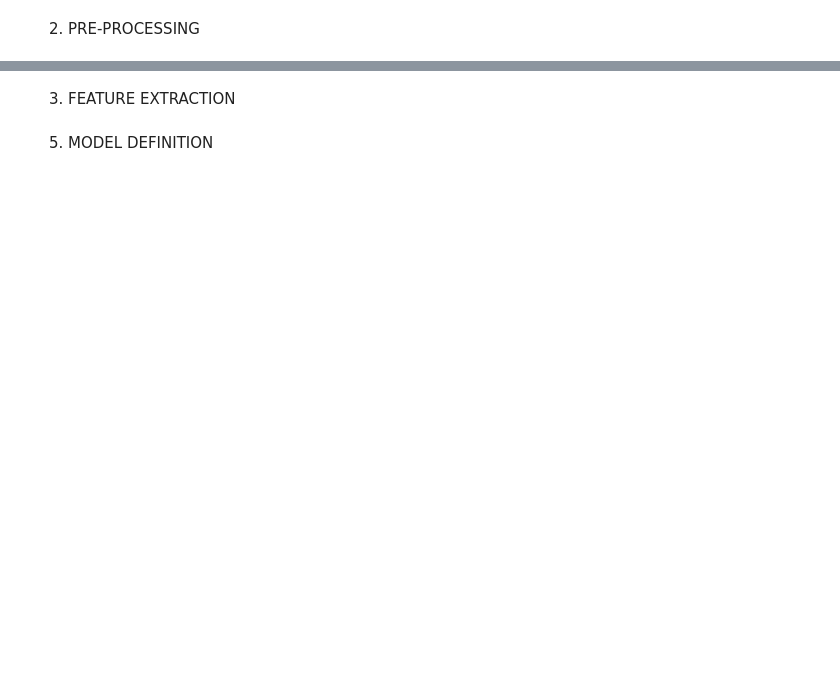
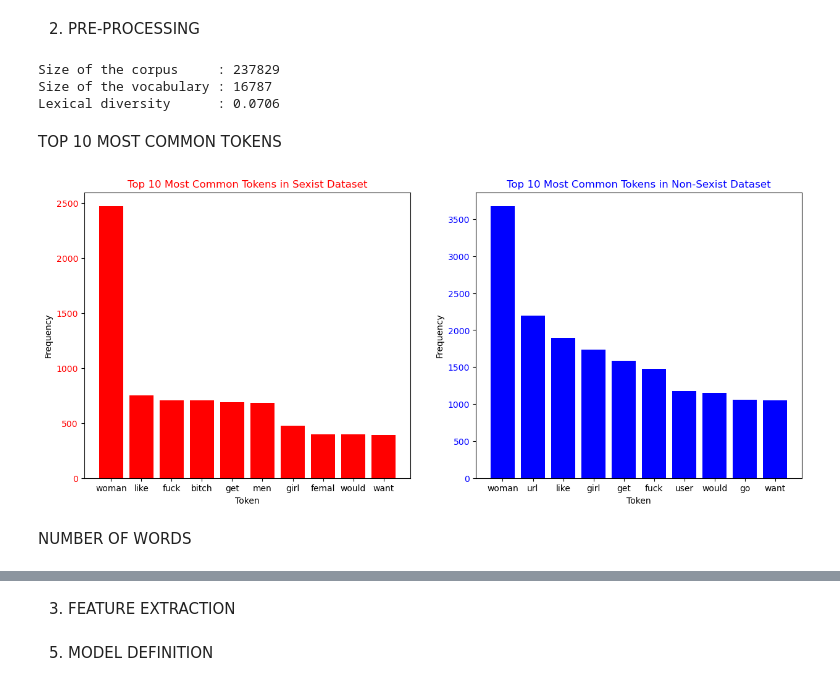
Before and after one commit to antoniocapicotto/edos, a Jupyter notebook: edos.ipynb, the cells around one changed output, grey strips where cells are left out. Saved outputs shown, nothing was run; the diff lists cells and outputs as text; code cells hidden in the pictures; blank space fills up the shorter version.

```diff
--- a/edos.ipynb
+++ b/edos.ipynb
@@ -33,5 +42,9 @@ DATA CLEANING
 # %%
-df = df.drop(columns=["label_category","label_vector"])
+# Load dataset from CSV file
+df = pd.read_csv('edos_labelled_aggregated.csv')
+
+# Data cleaning
+df = df.drop(columns=["rewire_id","label_category","label_vector","split"])
 df = df.drop_duplicates()
 df = df.dropna(subset=['text'])
 # %% [markdown]
@@ -118 +150,67 @@ print("Lexical diversity:", len(set(df["text"])) / len(df["text"]))
+# %%
+# Print some information about the corpus
+corpus = df["text"].tolist()
+
+# Tokenize the text data
+tokenized_corpus = [word_tokenize(text) for text in corpus]
+
+# Flatten the list of lists into a single list of tokens
+tokens = [token for sublist in tokenized_corpus for token in sublist]
+
+# Print corpus information
+corpus_size = len(tokens)
+vocabulary_size = len(set(tokens))
+lexical_diversity = vocabulary_size / corpus_size
+
+print(f"Size of the corpus     : {corpus_size}")
+print(f"Size of the vocabulary : {vocabulary_size}")
+print(f"Lexical diversity      : {lexical_diversity:.4f}")
+# %% [output]
+Size of the corpus     : 237829
+Size of the vocabulary : 16787
+Lexical diversity      : 0.0706
+# %% [markdown]
+TOP 10 MOST COMMON TOKENS
+# %%
+# Split the dataframe into sexist and non-sexist datasets
+sexist_df = df[df["label_sexist"] == "sexist"]
+non_sexist_df = df[df["label_sexist"] == "not sexist"]
+
+# Tokenize the text data for sexist and non-sexist datasets
+sexist_tokenized_corpus = [word_tokenize(text) for text in sexist_df["text"]]
+non_sexist_tokenized_corpus = [word_tokenize(text) for text in non_sexist_df["text"]]
+
+# Flatten the list of lists into a single list of tokens for sexist and non-sexist datasets
+sexist_tokens = [token for sublist in sexist_tokenized_corpus for token in sublist]
+non_sexist_tokens = [token for sublist in non_sexist_tokenized_corpus for token in sublist]
+
+# Calculate the top 10 most common tokens for sexist and non-sexist datasets
+sexist_token_counts = Counter(sexist_tokens)
+non_sexist_token_counts = Counter(non_sexist_tokens)
+
+sexist_most_common_tokens = sexist_token_counts.most_common(10)
+non_sexist_most_common_tokens = non_sexist_token_counts.most_common(10)
+
+# Visualize the top 10 most common tokens for sexist and non-sexist datasets
+fig, ax = plt.subplots(1, 2, figsize=(15, 6))
+
+labels, values = zip(*sexist_most_common_tokens)
+ax[0].bar(labels, values, color='red')
+ax[0].set_xlabel('Token')
+ax[0].set_ylabel('Frequency')
+ax[0].set_title('Top 10 Most Common Tokens in Sexist Dataset', color='red')
+ax[0].tick_params(axis='y', labelcolor='red')
+
+labels, values = zip(*non_sexist_most_common_tokens)
+ax[1].bar(labels, values, color='blue')
+ax[1].set_xlabel('Token')
+ax[1].set_ylabel('Frequency')
+ax[1].set_title('Top 10 Most Common Tokens in Non-Sexist Dataset', color='blue')
+ax[1].tick_params(axis='y', labelcolor='blue')
+
+plt.show()
+# %% [output]
+[figure, added]
+# %% [markdown]
+NUMBER OF WORDS
 # %%
```
Also changed, not shown: parts of 17 cells of this notebook, 1 other file.
